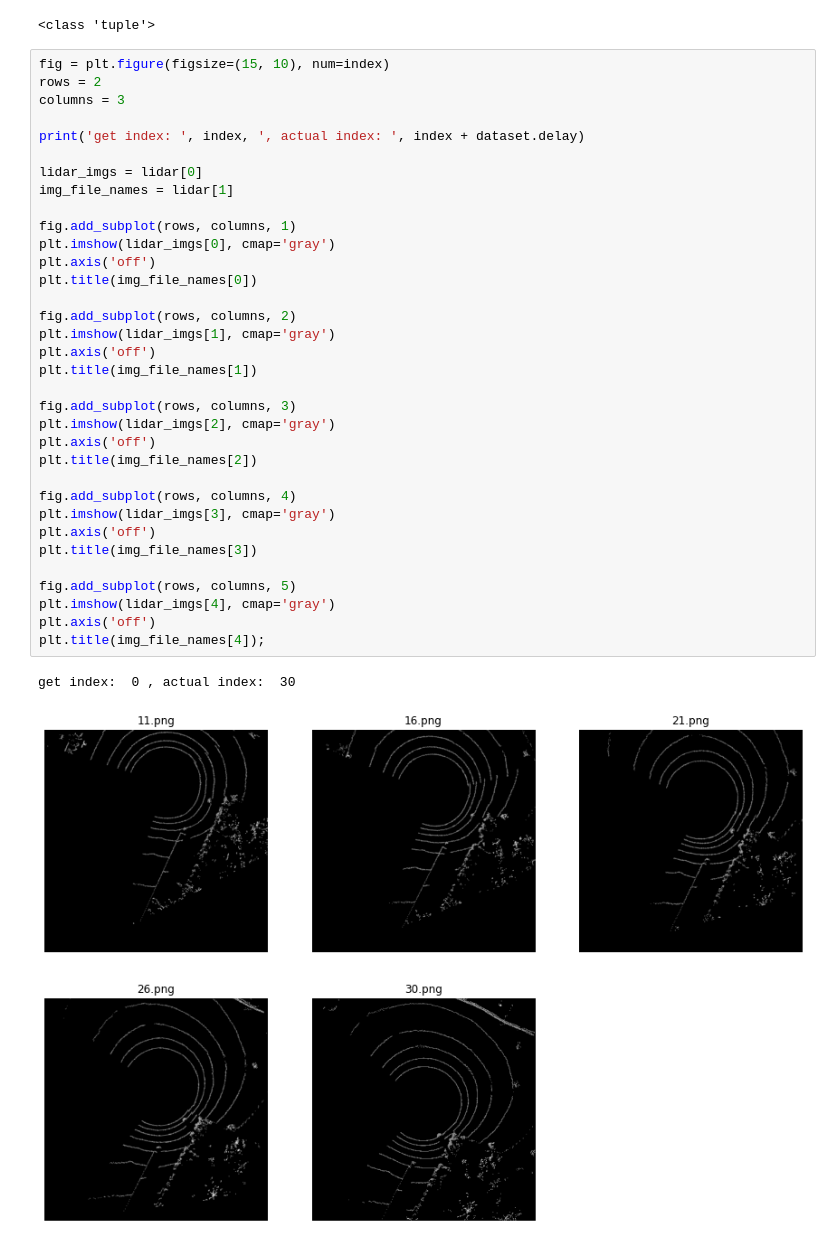
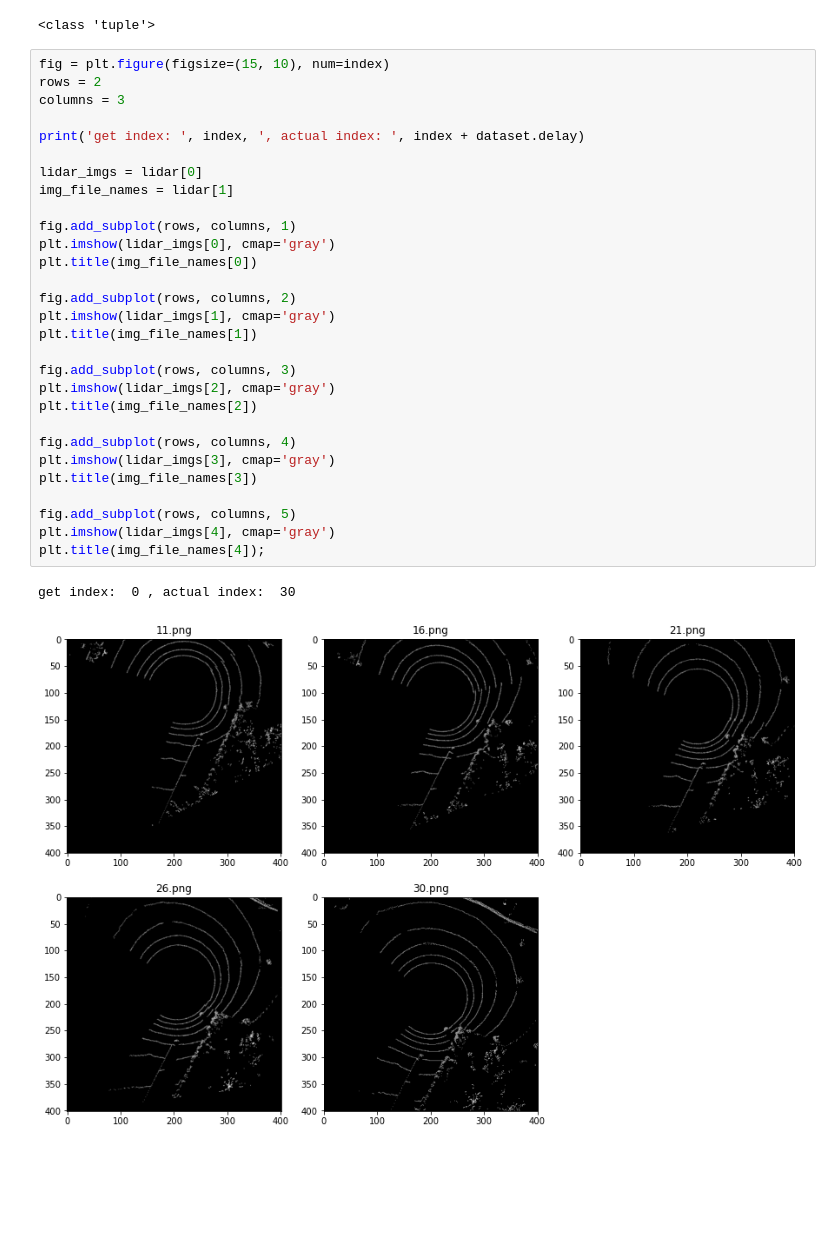
Before and after one commit to abhinavchadaga/clip_social_nav, a Jupyter notebook: dataset_visualization.ipynb, the cells around one changed output. Drawn from its saved outputs; the diff is of its cells as text; blank space fills up the shorter version.

Commit message:
turn on lidar grid, dataset_visualization

```diff
--- a/dataset_visualization.ipynb
+++ b/dataset_visualization.ipynb
@@ -78,36 +78,31 @@ print(type(lidar))
 fig = plt.figure(figsize=(15, 10), num=index)
 rows = 2
 columns = 3
 
 print('get index: ', index, ', actual index: ', index + dataset.delay)
 
 lidar_imgs = lidar[0]
 img_file_names = lidar[1]
 
 fig.add_subplot(rows, columns, 1)
 plt.imshow(lidar_imgs[0], cmap='gray')
-plt.axis('off')
 plt.title(img_file_names[0])
 
 fig.add_subplot(rows, columns, 2)
 plt.imshow(lidar_imgs[1], cmap='gray')
-plt.axis('off')
 plt.title(img_file_names[1])
 
 fig.add_subplot(rows, columns, 3)
 plt.imshow(lidar_imgs[2], cmap='gray')
-plt.axis('off')
 plt.title(img_file_names[2])
 
 fig.add_subplot(rows, columns, 4)
 plt.imshow(lidar_imgs[3], cmap='gray')
-plt.axis('off')
 plt.title(img_file_names[3])
 
 fig.add_subplot(rows, columns, 5)
 plt.imshow(lidar_imgs[4], cmap='gray')
-plt.axis('off')
 plt.title(img_file_names[4]);
 # %% [output]
 get index:  0 , actual index:  30
-[figure, old version]
+[figure, new version]
```
